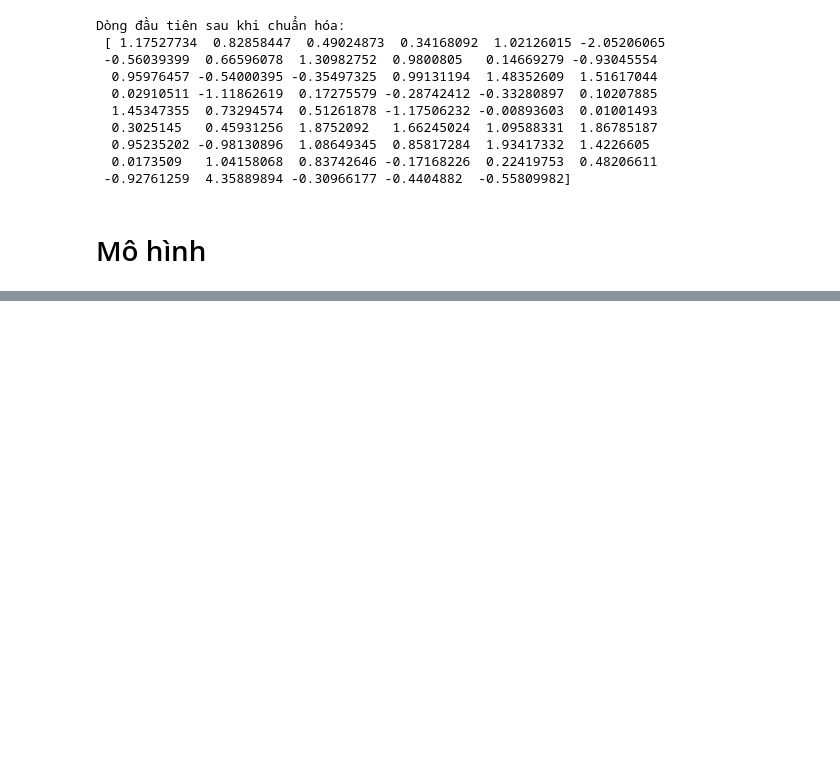
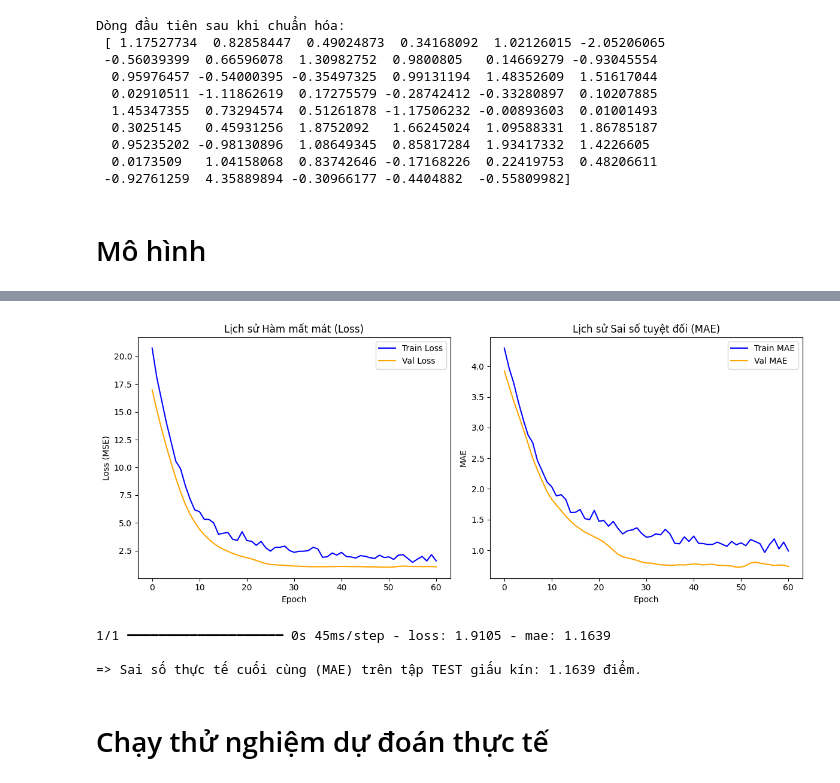
Before and after one commit to tuhaovan917-ship-it/thuc_hanh_deeplearning, a Jupyter notebook: buoi_2.ipynb, the cells around one changed output, grey strips where cells are left out. Drawn from its saved outputs; the diff is of its cells as text; code cells hidden in the pictures; blank space fills up the shorter version.

```diff
--- a/buoi_2.ipynb
+++ b/buoi_2.ipynb
@@ -161,0 +316,15 @@ Dòng đầu tiên sau khi chuẩn hóa:
+# %%
+model_v2.compile(
+    optimizer='adam',
+    loss='mse',
+    metrics=['mae']
+)
+# %%
+history_v2 = model_v2.fit(
+    X_train_scaled, Y_train,
+    validation_data=(X_val_scaled, Y_val),
+    epochs=100,
+    batch_size=16,
+    callbacks=[early_stop], # Thêm dòng này vào nè bạn!
+    verbose=1
+)
@@ -161,0 +349,36 @@ Dòng đầu tiên sau khi chuẩn hóa:
+# %%
+import matplotlib.pyplot as plt
+
+# 1. Vẽ biểu đồ Loss (Hàm mất mát)
+plt.figure(figsize=(12, 5))
+
+plt.subplot(1, 2, 1)
+plt.plot(history_v2.history['loss'], label='Train Loss', color='blue')
+plt.plot(history_v2.history['val_loss'], label='Val Loss', color='orange')
+plt.title('Lịch sử Hàm mất mát (Loss)')
+plt.xlabel('Epoch')
+plt.ylabel('Loss (MSE)')
+plt.legend()
+
+# 2. Vẽ biểu đồ MAE (Sai số tuyệt đối)
+plt.subplot(1, 2, 2)
+plt.plot(history_v2.history['mae'], label='Train MAE', color='blue')
+plt.plot(history_v2.history['val_mae'], label='Val MAE', color='orange')
+plt.title('Lịch sử Sai số tuyệt đối (MAE)')
+plt.xlabel('Epoch')
+plt.ylabel('MAE')
+plt.legend()
+
+plt.tight_layout()
+plt.show()
+# %% [output]
+[figure, added]
+# %%
+test_results = model.evaluate(X_test_scaled, Y_test)
+print(f"\n=> Sai số thực tế cuối cùng (MAE) trên tập TEST giấu kín: {test_results[1]:.4f} điểm.")
+# %% [output]
+1/1 ━━━━━━━━━━━━━━━━━━━━ 0s 45ms/step - loss: 1.9105 - mae: 1.1639
+
+=> Sai số thực tế cuối cùng (MAE) trên tập TEST giấu kín: 1.1639 điểm.
+# %% [markdown]
+# Chạy thử nghiệm dự đoán thực tế
```
Also changed, not shown: parts of 16 cells of this notebook.
